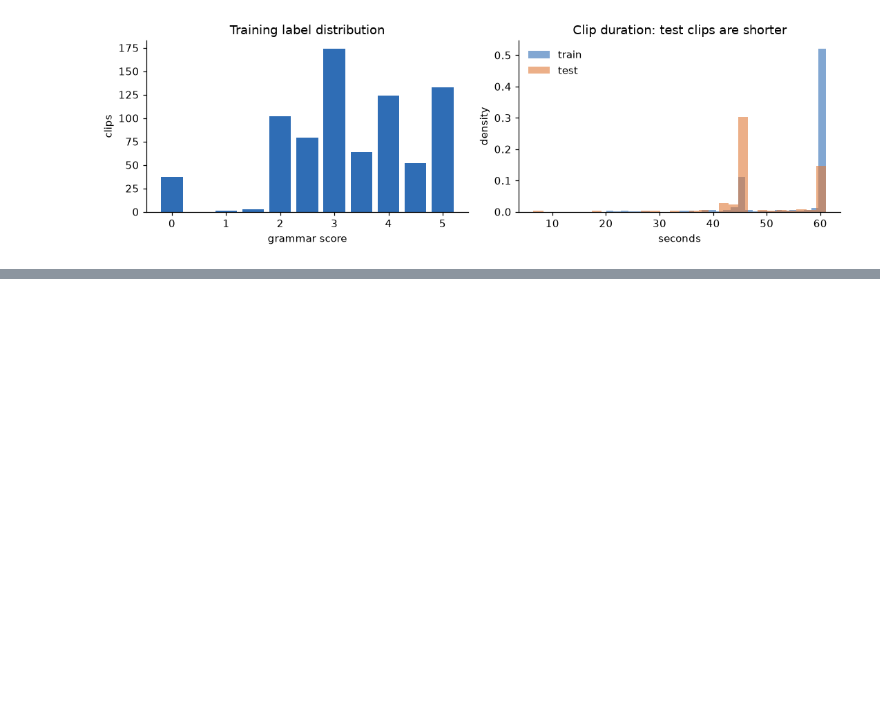
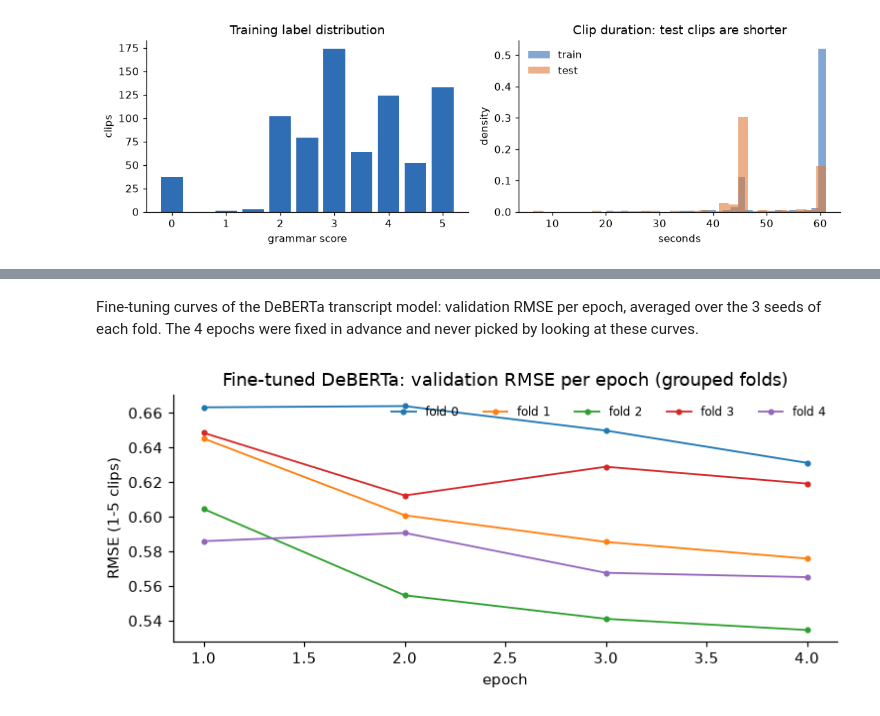
Before and after one commit to anujdevsingh/shl-grammar-scoring, a Jupyter notebook: notebooks/shl_grammar_scoring.ipynb, the cells around one changed output, grey strips where cells are left out. Saved outputs shown, nothing was run; the diff lists cells and outputs as text; code cells hidden in the pictures; blank space fills up the shorter version.

```diff
--- a/notebooks/shl_grammar_scoring.ipynb
+++ b/notebooks/shl_grammar_scoring.ipynb
@@ -202,21 +76,0 @@ both.
-# %%
-y, st = d13["y"], d13["stack_oof"]
-fig, ax = plt.subplots(1, 3, figsize=(13, 3.6))
-jit = np.random.default_rng(0).normal(0, 0.06, len(y))
-ax[0].scatter(y + jit, st, s=8, alpha=0.45, color=BLUE)
-ax[0].plot([0, 5], [0, 5], color=GREY, lw=1, ls="--")
-ax[0].set(title=f"e013 out-of-fold vs true (Pearson {pearson(y, st):.3f})", xlabel="true score", ylabel="predicted")
-ax[1].scatter(st, st - y, s=8, alpha=0.45, color=BLUE)
-ax[1].axhline(0, color=GREY, lw=1, ls="--")
-ax[1].set(title="Residuals", xlabel="predicted", ylabel="predicted - true")
-w = 0.18
-for off, dd, c, lab in [(-w, d09, ORANGE, "e009"), (w, d13, BLUE, "e013")]:
-    g = pd.DataFrame(dict(y=dd["y"], e2=(dd["stack_oof"] - dd["y"]) ** 2)).groupby("y")
-    by = g.e2.mean().pow(0.5)
-    ax[2].bar(by.index + off / 2, by.values, width=w, color=c, label=lab)
-for xv, n in pd.Series(y).value_counts().sort_index().items():
-    ax[2].text(xv, 1.45, str(n), ha="center", fontsize=7, color=GREY)
-ax[2].set(title="CV RMSE by true score (clip counts on top)", xlabel="true score", ylabel="RMSE", ylim=(0, 1.55))
-ax[2].legend(frameon=False, fontsize=8)
-plt.tight_layout()
-plt.show()
@@ -274,10 +76,0 @@ tuned on the validation data.
-# %%
-fig, ax = plt.subplots(1, 2, figsize=(11, 3.2))
-for a, sub, title in [(ax[0], "ft", "Fine-tuned WavLM-large"), (ax[1], "alm", "Fine-tuned Qwen2-Audio-7B (QLoRA)")]:
-    logs = pd.concat([pd.read_csv(CACHE / sub / f"log_fold{k}.csv") for k in range(5)])
-    for k, gk in logs.groupby("fold"):
-        a.plot(gk.epoch, gk.val_rmse, marker="o", ms=3, lw=1.2, label=f"fold {k}")
-    a.set(title=f"{title}: validation RMSE per epoch", xlabel="epoch", ylabel="RMSE (all clips)")
-    a.legend(frameon=False, ncol=3, fontsize=7)
-plt.tight_layout()
-plt.show()
@@ -415,0 +222,15 @@ and this notebook only reads the cached results in `cache/`.
+# %% [markdown]
+Fine-tuning curves of the DeBERTa transcript model: validation RMSE per epoch, averaged over the 3 seeds of each
+fold. The 4 epochs were fixed in advance and never picked by looking at these curves.
+# %%
+logs = pd.concat([pd.read_csv(CACHE / "ft_text_run" / "ft_text" / f"log_fold{k}.csv") for k in range(5)])
+fig, ax = plt.subplots(figsize=(7, 3.2))
+for k, gk in logs.groupby("fold"):
+    c = gk.groupby("epoch").val_rmse_1to5.mean()
+    ax.plot(c.index, c.values, marker="o", ms=3, lw=1.2, label=f"fold {k}")
+ax.set(title="Fine-tuned DeBERTa: validation RMSE per epoch (grouped folds)", xlabel="epoch", ylabel="RMSE (1-5 clips)")
+ax.legend(frameon=False, ncol=5, fontsize=8)
+plt.tight_layout()
+plt.show()
+# %% [output]
+[figure, added]
```
Also changed, not shown: parts of 39 cells of this notebook, 3 other files.
